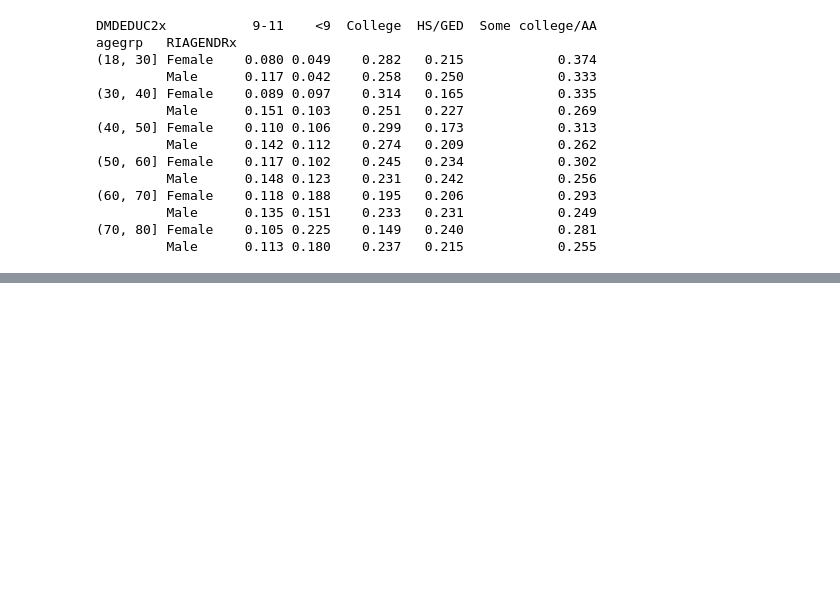
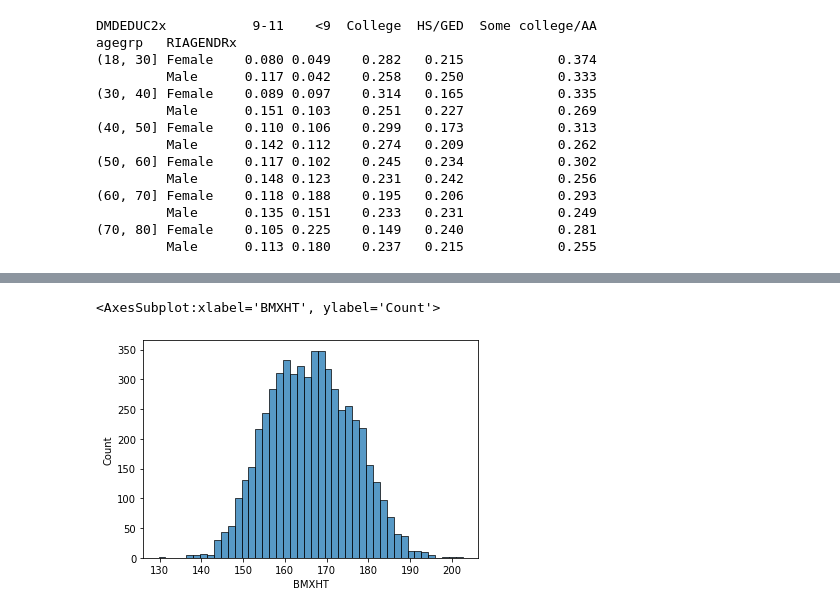
Before and after one commit to mxagar/statistics_with_python_coursera, a Jupyter notebook: 01_Visualization/lab/03_CaseStudy_NHANES.ipynb, the cells around one changed output, grey strips where cells are left out. Saved outputs shown, nothing was run; the diff lists cells and outputs as text; code cells hidden in the pictures; blank space fills up the shorter version.

Commit message:
finished analysis of NHANES dataset

```diff
--- a/01_Visualization/lab/03_CaseStudy_NHANES.ipynb
+++ b/01_Visualization/lab/03_CaseStudy_NHANES.ipynb
@@ -305,0 +323,9 @@ agegrp   RIAGENDRx
+# %%
+%matplotlib inline
+import matplotlib.pyplot as plt
+import seaborn as sns
+import pandas as pd
+import statsmodels.api as sm
+import numpy as np
+
+da = pd.read_csv("nhanes_2015_2016.csv")
@@ -305,0 +369,9 @@ agegrp   RIAGENDRx
+# %%
+# Re-label to create a new variable (e.g., var_x)
+# which contains human readable labels for the different category levels
+# Note that dictionaries can contain values of different type,
+# but a pandas column/series can have a unique type!
+# In our case, there occurs no '.' category in DMDMARTL
+da["DMDMARTLx"] = da.DMDMARTL.replace({1: "Married", 2: "Widowed", 3: "Divorced", 4: "Separated", 5: "Never Married",
+                                       6: "Living with partner", 77: "Refused", 99: "Don't know", ".":"Missing"})
+da.DMDMARTLx.value_counts()
@@ -305,0 +392,5 @@ agegrp   RIAGENDRx
+# %%
+# Create age strata based on these cut points
+da["agegrp"] = pd.cut(da.RIDAGEYR, [18, 30, 40, 50, 60, 70, 80])
+# %%
+da["RIAGENDRx"] = da.RIAGENDR.replace({1: "Male", 2: "Female"})
@@ -305,0 +478,6 @@ agegrp   RIAGENDRx
+# %%
+# Usually NA values need to be dropped
+sns.histplot(da["BMXHT"].dropna())
+# %% [output]
+<AxesSubplot:xlabel='BMXHT', ylabel='Count'>
+[figure, added]
```
Also changed, not shown: parts of 40 cells of this notebook.
